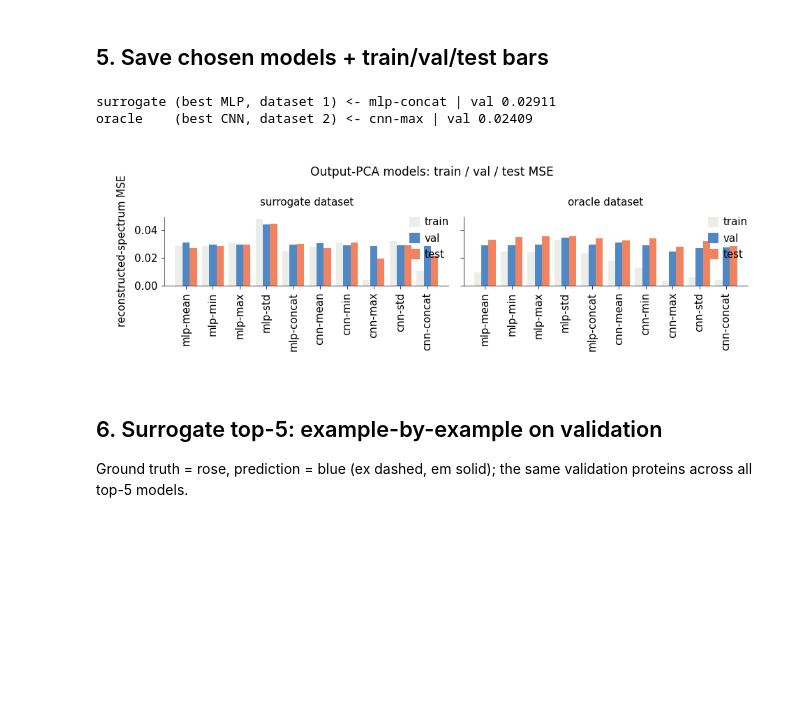
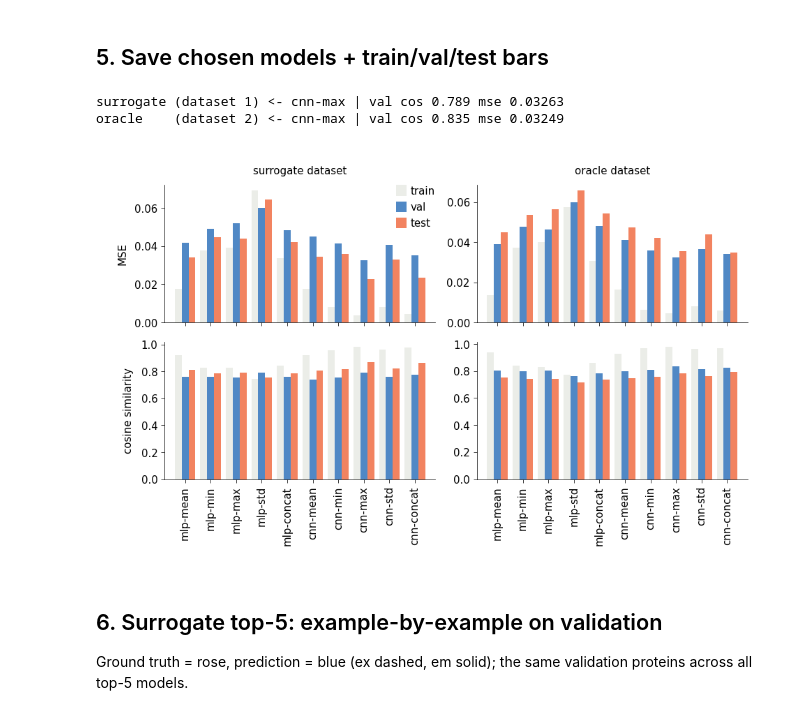
Before and after one commit to Arcadia-Science/FPguide, a Jupyter notebook: design/surrogate_model_design_dual.ipynb, the cells around one changed output. Cells and saved outputs as stored; diff of their text form; code cells hidden in the pictures; blank space fills up the shorter version.

Commit message:
improved workflow to include lambda ramping for design

```diff
--- a/design/surrogate_model_design_dual.ipynb
+++ b/design/surrogate_model_design_dual.ipynb
@@ -121,17 +170,16 @@ budget (CNN, out=PCA): 1,008,416
 # %%
 def run(dsname, IDX):
     pca=PCA(PCA_N, random_state=0).fit(Y[IDX["train"]])
-    Ycoef_t=torch.tensor(pca.transform(Y), dtype=torch.float32, device=dev)
     print(f"=== {dsname} dataset === (PCA {PCA_N} comps, EVR {pca.explained_variance_ratio_.sum():.3f})")
     table=[]
     for spec in MODELS:
-        met,cached,path=get_or_train(spec, dsname, IDX["train"], IDX["val"], IDX["test"], pca, Ycoef_t)
+        met,cached,path=get_or_train(spec, dsname, IDX["train"], IDX["val"], IDX["test"], pca)
         table.append((spec,met,path))
         print(f"  {spec['sid']:11s} {'(cached)' if cached else '(trained)'} | "
-              f"train {met['train']['mse']:.5f} | val {met['val']['mse']:.5f} em {met['val']['em_mae']:4.1f} | "
-              f"test {met['test']['mse']:.5f} em {met['test']['em_mae']:4.1f}")
-    best=min(table, key=lambda t: t[1]["val"]["mse"])
-    print(f"  -> best by val: {best[0]['sid']} ({best[1]['val']['mse']:.5f})")
+              f"train cos {met['train']['cos']:.3f} | val cos {met['val']['cos']:.3f} mse {met['val']['mse']:.5f} em {met['val']['em_mae']:4.1f} | "
+              f"test cos {met['test']['cos']:.3f} mse {met['test']['mse']:.5f} em {met['test']['em_mae']:4.1f}")
+    best=min(table, key=lambda t: t[1]["val"]["mse"])         # select by val MSE (cosine is reported but not used to rank)
+    print(f"  -> best by val mse: {best[0]['sid']} (mse {best[1]['val']['mse']:.5f}, cos {best[1]['val']['cos']:.3f})")
     return table, best, pca
 
 surr_table, surr_best, surr_pca = run("surr", SIDX)
@@ -158,30 +206,34 @@ orac_table, orac_best, orac_pca = run("orac", OIDX)
 ## 5. Save chosen models + train/val/test bars
 # %%
 import shutil
-# surrogate = best MLP on dataset 1; oracle = best CNN on dataset 2 (by validation MSE)
-surr_pick=min([t for t in surr_table if t[0]["type"]=="mlp"], key=lambda t: t[1]["val"]["mse"])
-orac_pick=min([t for t in orac_table if t[0]["type"]=="cnn"], key=lambda t: t[1]["val"]["mse"])
+# surrogate and oracle both use the CNN max-pool readout (cnn-max)
+surr_pick=next(t for t in surr_table if t[0]["sid"]=="cnn-max")
+orac_pick=next(t for t in orac_table if t[0]["sid"]=="cnn-max")
 shutil.copy(surr_pick[2], os.path.join("trained_models","dual_surrogate_net.pt"))
 shutil.copy(orac_pick[2], os.path.join("trained_models","dual_oracle_net.pt"))
 import joblib
 joblib.dump(surr_pca, os.path.join("trained_models","dual_surrogate_pca.joblib"))   # surrogate net predicts in this PCA basis
 joblib.dump(orac_pca, os.path.join("trained_models","dual_oracle_pca.joblib"))       # oracle net predicts in this PCA basis
-print(f"surrogate (best MLP, dataset 1) <- {surr_pick[0]['sid']} | val {surr_pick[1]['val']['mse']:.5f}")
-print(f"oracle    (best CNN, dataset 2) <- {orac_pick[0]['sid']} | val {orac_pick[1]['val']['mse']:.5f}")
+print(f"surrogate (dataset 1) <- {surr_pick[0]['sid']} | val cos {surr_pick[1]['val']['cos']:.3f} mse {surr_pick[1]['val']['mse']:.5f}")
+print(f"oracle    (dataset 2) <- {orac_pick[0]['sid']} | val cos {orac_pick[1]['val']['cos']:.3f} mse {orac_pick[1]['val']['mse']:.5f}")
 if HAVE_PLT:
-    fig,ax=plt.subplots(1,2,figsize=(13,4),sharey=True)
-    for a,(name,tbl) in zip(ax,[("surrogate dataset",surr_table),("oracle dataset",orac_table)]):
-        sids=[s["sid"] for s,_,_ in tbl]
-        tr=[m["train"]["mse"] for _,m,_ in tbl]; vv=[m["val"]["mse"] for _,m,_ in tbl]; tt=[m["test"]["mse"] for _,m,_ in tbl]
-        x=np.arange(len(sids)); w=0.27
-        a.bar(x-w,tr,w,color=apc.gray,label="train"); a.bar(x,vv,w,color=apc.aegean,label="val"); a.bar(x+w,tt,w,color=apc.amber,label="test")
-        a.set_xticks(x); a.set_xticklabels(sids,rotation=90); a.set_title(name); a.legend()
-    ax[0].set_ylabel("reconstructed-spectrum MSE")
-    plt.suptitle("Output-PCA models: train / val / test MSE"); plt.tight_layout(); plt.show()
+    ylab={"mse":"MSE","cos":"cosine similarity"}
+    fig,ax=plt.subplots(2,2,figsize=(13,8),sharex="col")
+    for col,(name,tbl) in enumerate([("surrogate dataset",surr_table),("oracle dataset",orac_table)]):
+        sids=[s["sid"] for s,_,_ in tbl]; x=np.arange(len(sids)); w=0.27
+        for row,metric in enumerate(["mse","cos"]):
+            a=ax[row,col]
+            tr=[m["train"][metric] for _,m,_ in tbl]; vv=[m["val"][metric] for _,m,_ in tbl]; tt=[m["test"][metric] for _,m,_ in tbl]
+            a.bar(x-w,tr,w,color=apc.gray,label="train"); a.bar(x,vv,w,color=apc.aegean,label="val"); a.bar(x+w,tt,w,color=apc.amber,label="test")
+            a.set_xticks(x); a.set_xticklabels(sids,rotation=90)
+            if row==0: a.set_title(name)
+            if col==0: a.set_ylabel(ylab[metric])
+    ax[0,0].legend()
+    plt.tight_layout(); plt.show()
 # %% [output]
-surrogate (best MLP, dataset 1) <- mlp-concat | val 0.02911
-oracle    (best CNN, dataset 2) <- cnn-max | val 0.02409
+surrogate (dataset 1) <- cnn-max | val cos 0.789 mse 0.03263
+oracle    (dataset 2) <- cnn-max | val cos 0.835 mse 0.03249
-[figure, old version]
+[figure, new version]
 # %% [markdown]
 ## 6. Surrogate top-5: example-by-example on validation
 
```
Also changed, not shown: parts of 7 cells of this notebook, 27 other files.
